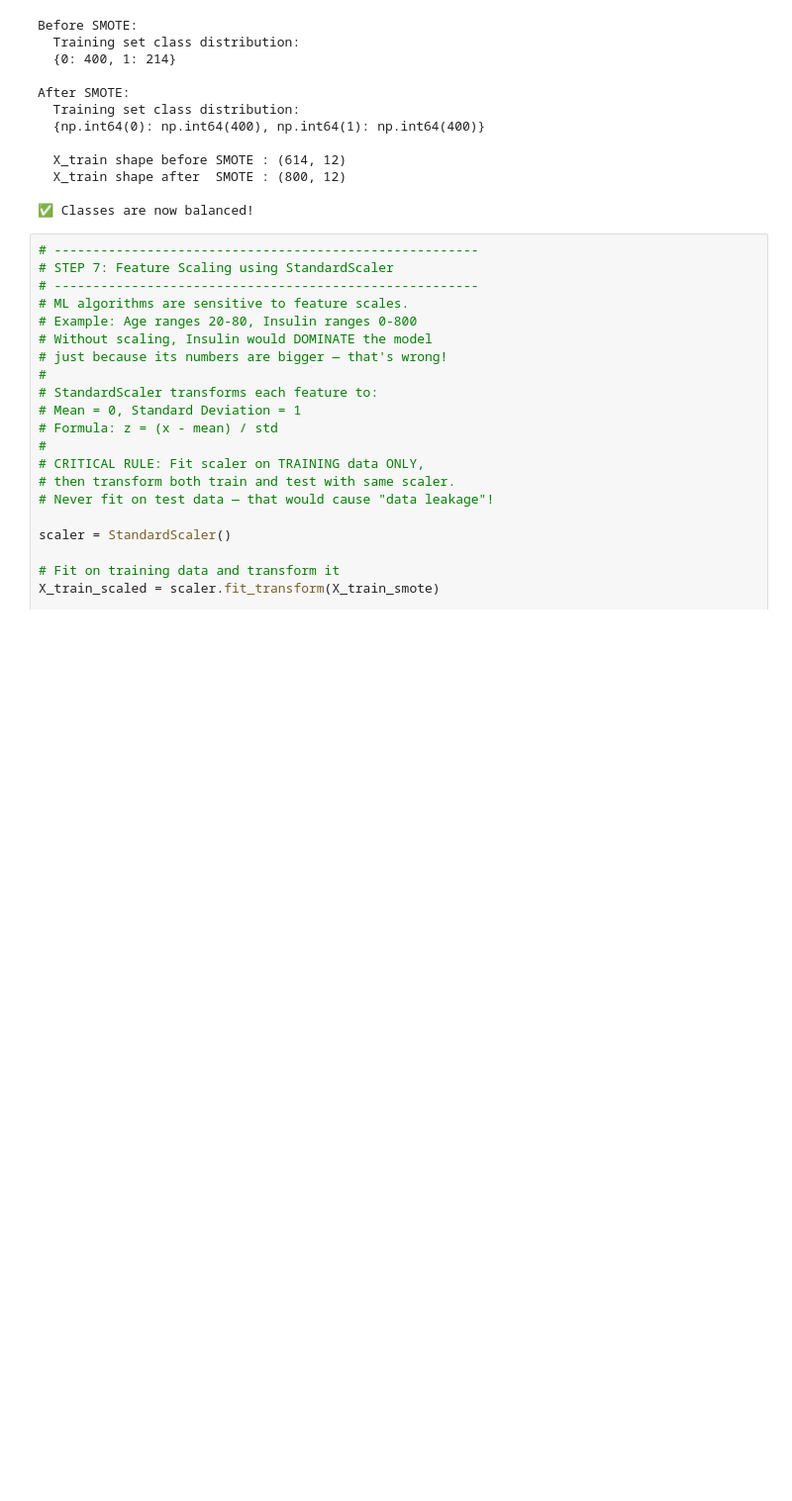
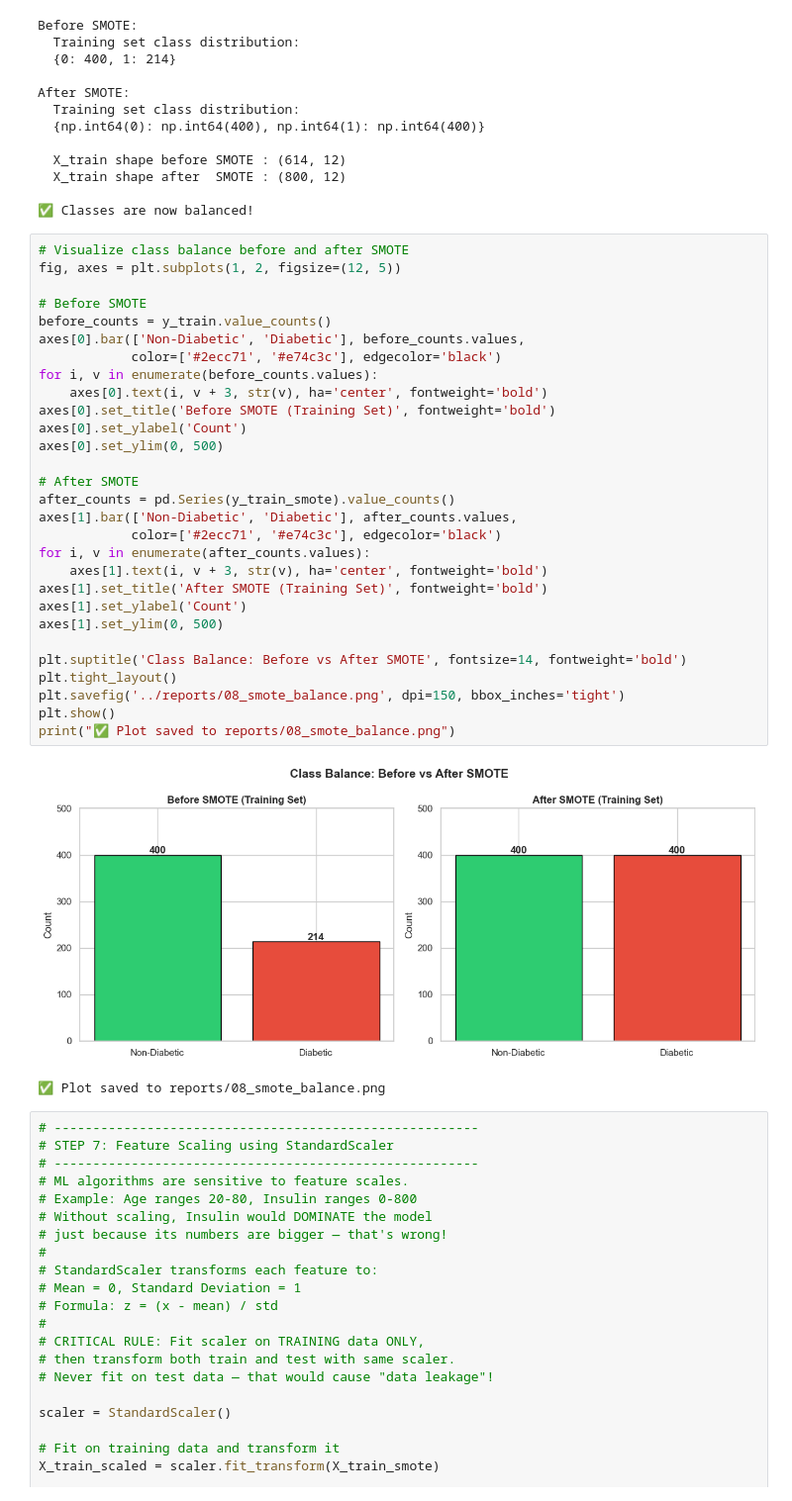
Before and after one commit to Yug1275/diabetes-progression-predictor, a Jupyter notebook: notebooks/03_preprocessing.ipynb, the cells around one changed output. Shown at 99% size. Drawn from its saved outputs; the diff is of its cells as text; blank space fills up the shorter version.

```diff
--- a/notebooks/03_preprocessing.ipynb
+++ b/notebooks/03_preprocessing.ipynb
@@ -376,6 +376,38 @@ After SMOTE:
   X_train shape after  SMOTE : (800, 12)
 
 ✅ Classes are now balanced!
+# %%
+# Visualize class balance before and after SMOTE
+fig, axes = plt.subplots(1, 2, figsize=(12, 5))
+
+# Before SMOTE
+before_counts = y_train.value_counts()
+axes[0].bar(['Non-Diabetic', 'Diabetic'], before_counts.values,
+            color=['#2ecc71', '#e74c3c'], edgecolor='black')
+for i, v in enumerate(before_counts.values):
+    axes[0].text(i, v + 3, str(v), ha='center', fontweight='bold')
+axes[0].set_title('Before SMOTE (Training Set)', fontweight='bold')
+axes[0].set_ylabel('Count')
+axes[0].set_ylim(0, 500)
+
+# After SMOTE
+after_counts = pd.Series(y_train_smote).value_counts()
+axes[1].bar(['Non-Diabetic', 'Diabetic'], after_counts.values,
+            color=['#2ecc71', '#e74c3c'], edgecolor='black')
+for i, v in enumerate(after_counts.values):
+    axes[1].text(i, v + 3, str(v), ha='center', fontweight='bold')
+axes[1].set_title('After SMOTE (Training Set)', fontweight='bold')
+axes[1].set_ylabel('Count')
+axes[1].set_ylim(0, 500)
+
+plt.suptitle('Class Balance: Before vs After SMOTE', fontsize=14, fontweight='bold')
+plt.tight_layout()
+plt.savefig('../reports/08_smote_balance.png', dpi=150, bbox_inches='tight')
+plt.show()
+print("✅ Plot saved to reports/08_smote_balance.png")
+# %% [output]
+[figure, added]
+✅ Plot saved to reports/08_smote_balance.png
 # %%
 # -------------------------------------------------------
 # STEP 7: Feature Scaling using StandardScaler
```
Also changed, not shown: 13 other files.
